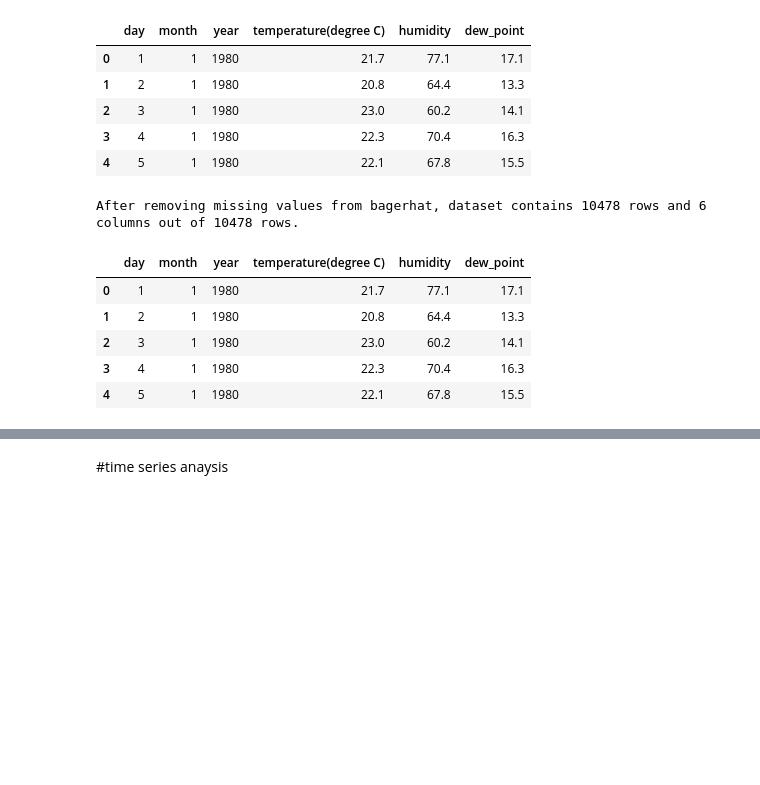
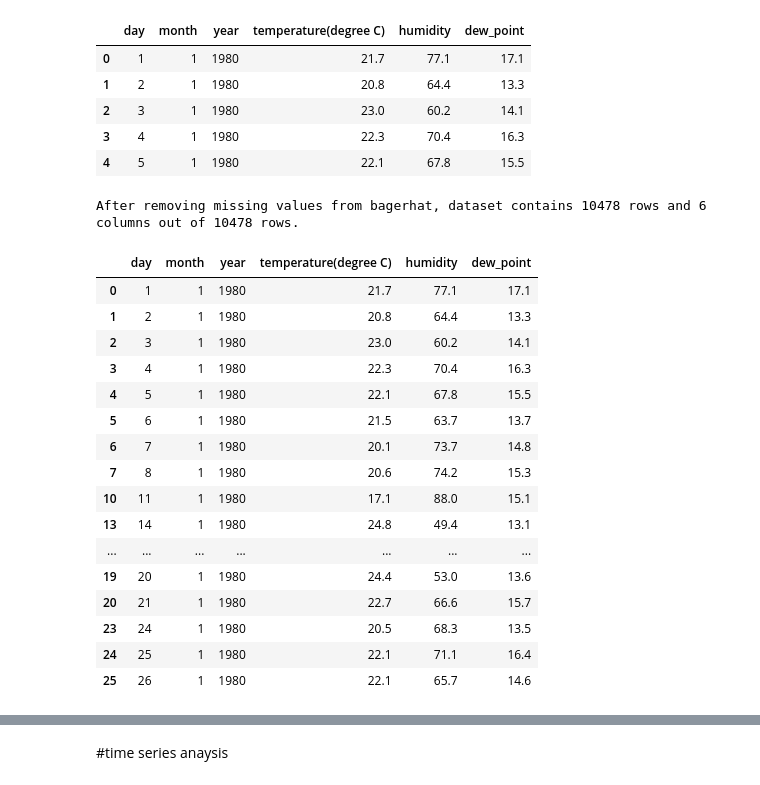
Before and after one commit to not-your-pancake/TCC-ensembling-paper, a Jupyter notebook: 6-Dew-Point-Comfort-Levels/1-bagerhat/bagerhat_dew_point_comfort_levels.ipynb, the cells around one changed output, grey strips where cells are left out. Drawn from its saved outputs; the diff is of its cells as text; code cells hidden in the pictures; blank space fills up the shorter version.

```diff
--- a/6-Dew-Point-Comfort-Levels/1-bagerhat/bagerhat_dew_point_comfort_levels.ipynb
+++ b/6-Dew-Point-Comfort-Levels/1-bagerhat/bagerhat_dew_point_comfort_levels.ipynb
@@ -56,12 +56,23 @@ dew_point_df_district.head()
 # %%
 with_no_null_dew_point = dew_point_df_district.dropna()
 print(f"After removing missing values from bagerhat, dataset contains {with_no_null_dew_point.shape[0]} rows and {with_no_null_dew_point.shape[1]} columns out of {with_no_null_dew_point.shape[0]} rows.")
-with_no_null_dew_point.head()
+with_no_null_dew_point.head(20)
 # %% [output]
 After removing missing values from bagerhat, dataset contains 10478 rows and 6 columns out of 10478 rows.
 |  | day | month | year | temperature(degree C) | humidity | dew_point |
 | 0 | 1 | 1 | 1980 | 21.7 | 77.1 | 17.1 |
 | 1 | 2 | 1 | 1980 | 20.8 | 64.4 | 13.3 |
 | 2 | 3 | 1 | 1980 | 23.0 | 60.2 | 14.1 |
 | 3 | 4 | 1 | 1980 | 22.3 | 70.4 | 16.3 |
 | 4 | 5 | 1 | 1980 | 22.1 | 67.8 | 15.5 |
+| 5 | 6 | 1 | 1980 | 21.5 | 63.7 | 13.7 |
+| 6 | 7 | 1 | 1980 | 20.1 | 73.7 | 14.8 |
+| 7 | 8 | 1 | 1980 | 20.6 | 74.2 | 15.3 |
+| 10 | 11 | 1 | 1980 | 17.1 | 88.0 | 15.1 |
+| 13 | 14 | 1 | 1980 | 24.8 | 49.4 | 13.1 |
+| ... | ... | ... | ... | ... | ... | ... |
+| 19 | 20 | 1 | 1980 | 24.4 | 53.0 | 13.6 |
+| 20 | 21 | 1 | 1980 | 22.7 | 66.6 | 15.7 |
+| 23 | 24 | 1 | 1980 | 20.5 | 68.3 | 13.5 |
+| 24 | 25 | 1 | 1980 | 22.1 | 71.1 | 16.4 |
+| 25 | 26 | 1 | 1980 | 22.1 | 65.7 | 14.6 |
```
Also changed, not shown: parts of 5 cells of this notebook, 2 other files.
